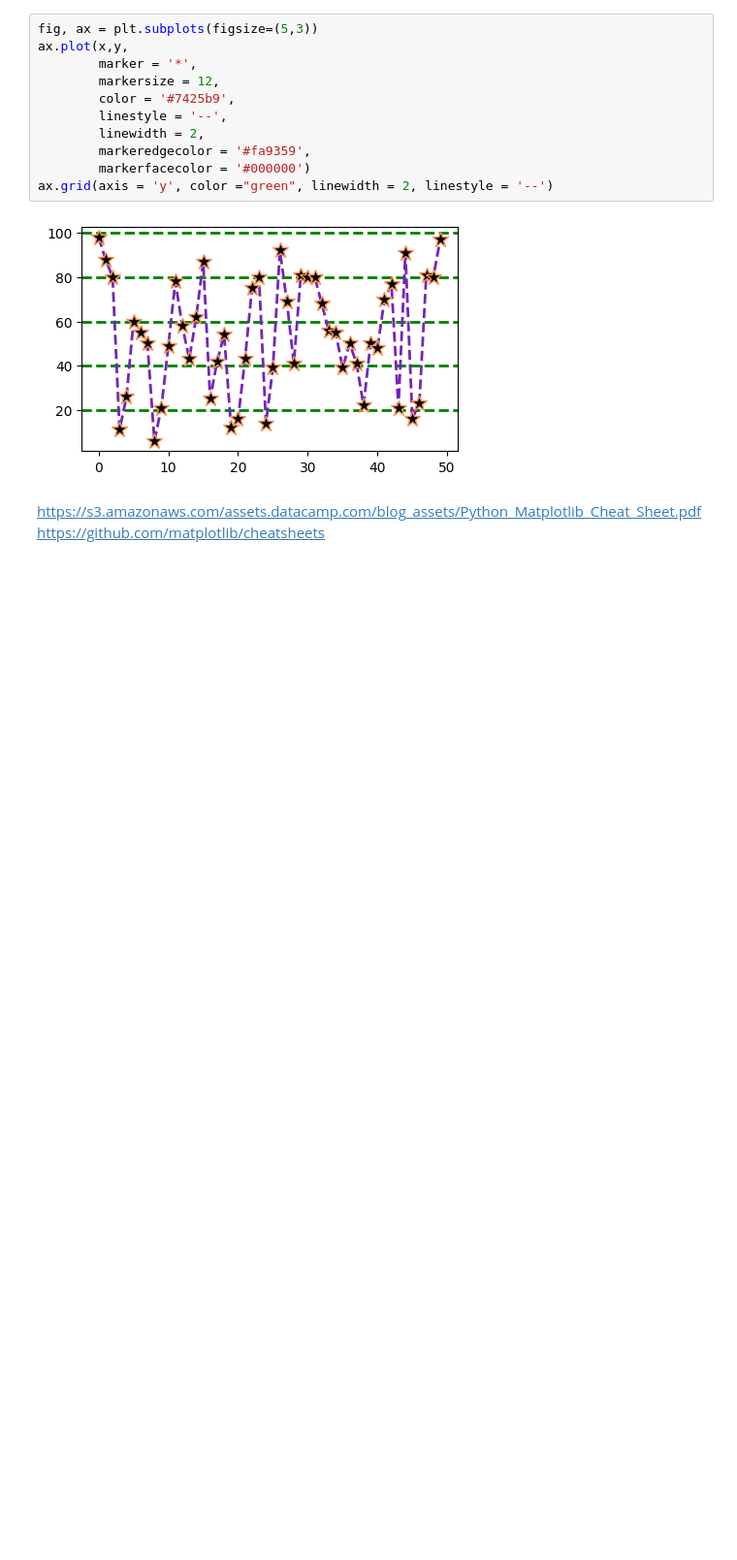
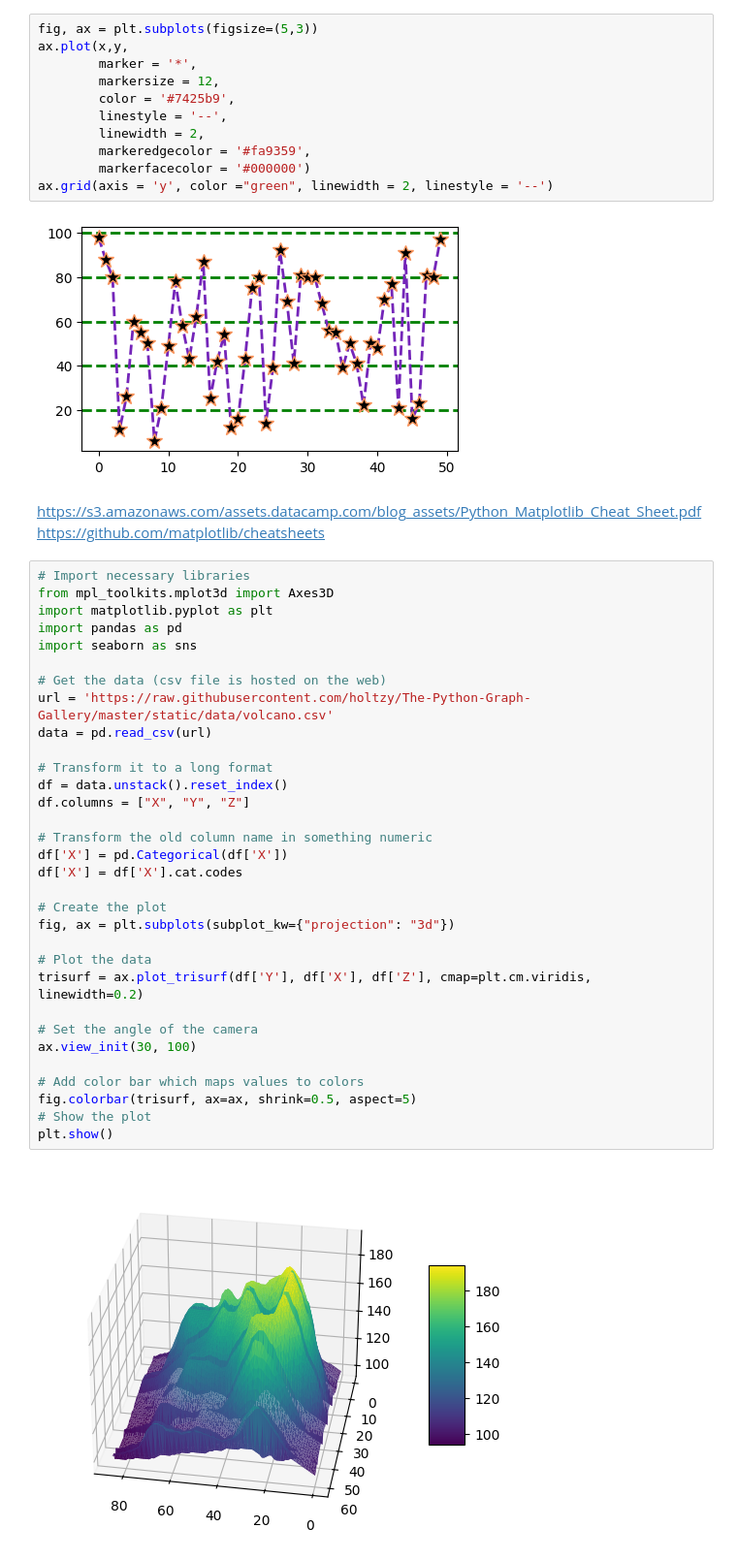
Before and after one commit to Hema30-prog/visualization, a Jupyter notebook: 02_activities/assignments/participation/assignment_1.ipynb, the cells around one changed output. Shown at 97% size. Saved outputs shown, nothing was run; the diff lists cells and outputs as text; blank space fills up the shorter version.

```diff
--- a/02_activities/assignments/participation/assignment_1.ipynb
+++ b/02_activities/assignments/participation/assignment_1.ipynb
@@ -82,3 +82,37 @@ ax.grid(axis = 'y', color ="green", linewidth = 2, linestyle = '--')
 # %% [markdown]
 https://s3.amazonaws.com/assets.datacamp.com/blog_assets/Python_Matplotlib_Cheat_Sheet.pdf
 https://github.com/matplotlib/cheatsheets
+# %%
+# Import necessary libraries
+from mpl_toolkits.mplot3d import Axes3D
+import matplotlib.pyplot as plt
+import pandas as pd
+import seaborn as sns
+
+# Get the data (csv file is hosted on the web)
+url = 'https://raw.githubusercontent.com/holtzy/The-Python-Graph-Gallery/master/static/data/volcano.csv'
+data = pd.read_csv(url)
+
+# Transform it to a long format
+df = data.unstack().reset_index()
+df.columns = ["X", "Y", "Z"]
+
+# Transform the old column name in something numeric
+df['X'] = pd.Categorical(df['X'])
+df['X'] = df['X'].cat.codes
+
+# Create the plot
+fig, ax = plt.subplots(subplot_kw={"projection": "3d"})
+
+# Plot the data
+trisurf = ax.plot_trisurf(df['Y'], df['X'], df['Z'], cmap=plt.cm.viridis, linewidth=0.2)
+
+# Set the angle of the camera
+ax.view_init(30, 100)
+
+# Add color bar which maps values to colors
+fig.colorbar(trisurf, ax=ax, shrink=0.5, aspect=5)
+# Show the plot
+plt.show()
+# %% [output]
+[figure, added]
```
Also changed, not shown: parts of 1 cell of this notebook.
